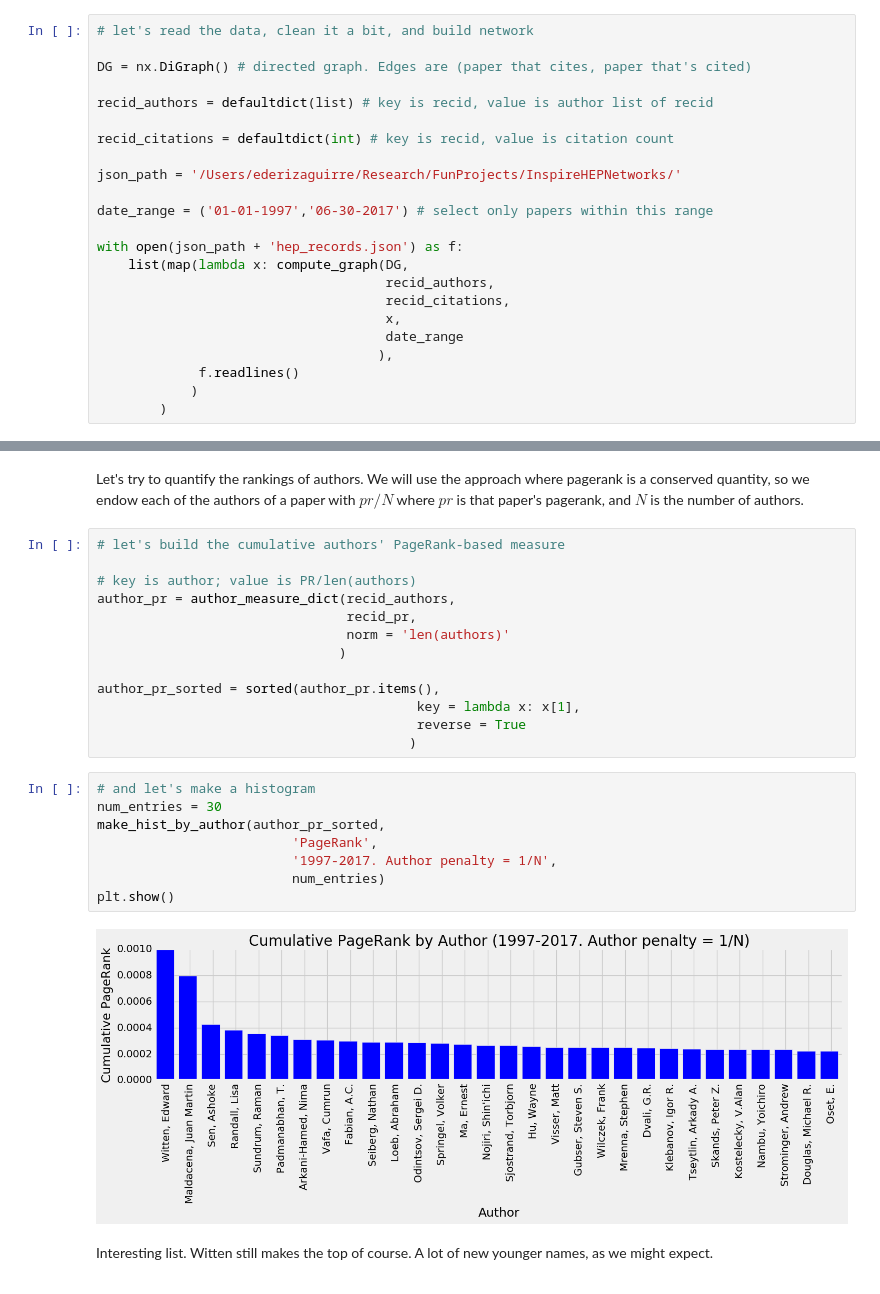
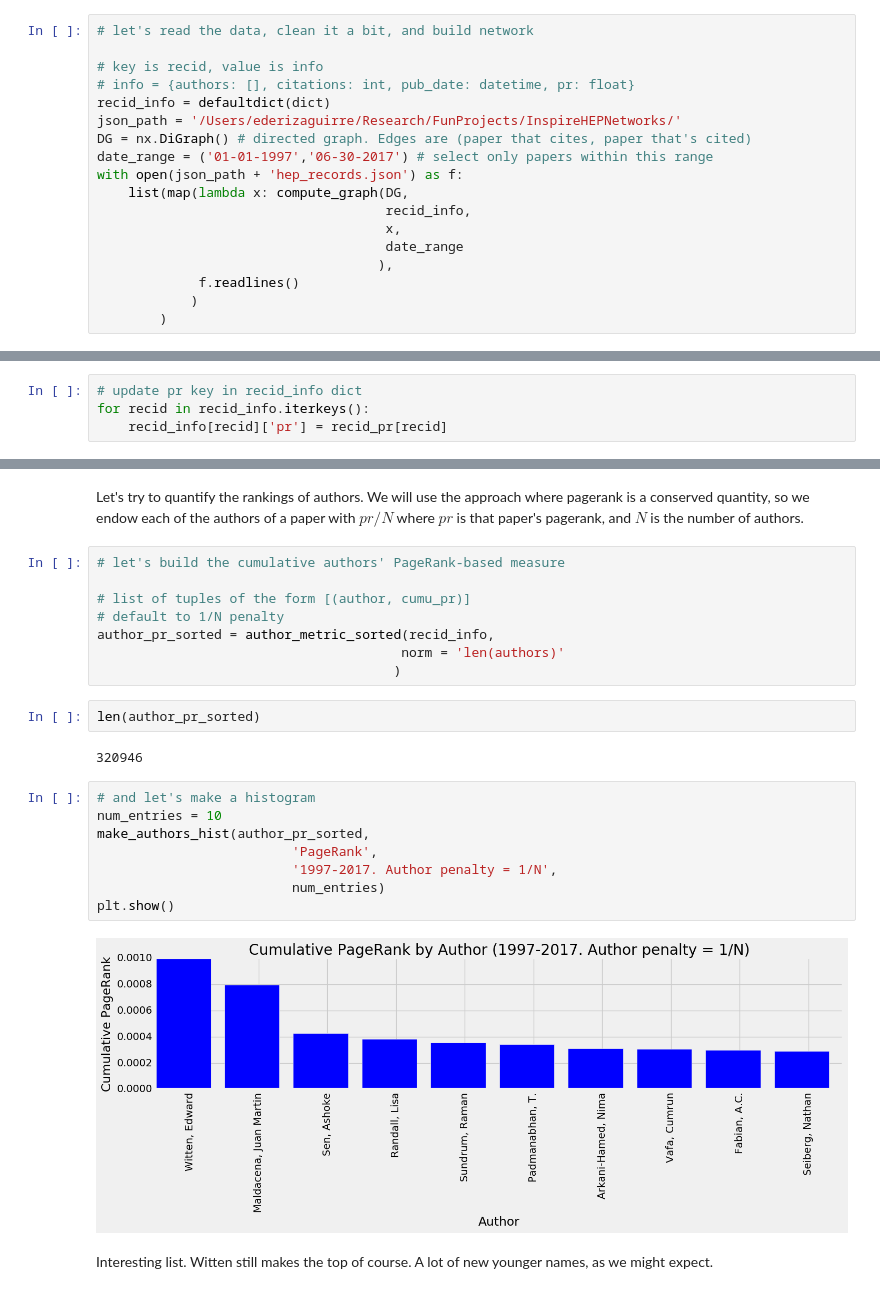
Before and after one commit to ieder1357/InspireHEP-Network-Analysis, a Jupyter notebook: ipython_notebooks/network_analysis_part2.ipynb, the cells around one changed output, grey strips where cells are left out. Cells and saved outputs as stored; diff of their text form.

```diff
--- a/ipython_notebooks/network_analysis_part2.ipynb
+++ b/ipython_notebooks/network_analysis_part2.ipynb
@@ -58,20 +58,15 @@ Let's read the data, clean it, and build the network
 # %%
 # let's read the data, clean it a bit, and build network
 
+# key is recid, value is info
+# info = {authors: [], citations: int, pub_date: datetime, pr: float}
+recid_info = defaultdict(dict)
+json_path = '/Users/ederizaguirre/Research/FunProjects/InspireHEPNetworks/'
 DG = nx.DiGraph() # directed graph. Edges are (paper that cites, paper that's cited)
-
-recid_authors = defaultdict(list) # key is recid, value is author list of recid
-
-recid_citations = defaultdict(int) # key is recid, value is citation count
-
-json_path = '/Users/ederizaguirre/Research/FunProjects/InspireHEPNetworks/'
-
 date_range = ('01-01-1997','06-30-2017') # select only papers within this range
-
 with open(json_path + 'hep_records.json') as f:
     list(map(lambda x: compute_graph(DG,
-                                     recid_authors,
-                                     recid_citations,
+                                     recid_info,
                                      x,
                                      date_range
                                     ),
@@ -113,3 +104,7 @@ len(recid_pr_sorted) # number of papers that have been cited
+# %%
+# update pr key in recid_info dict
+for recid in recid_info.iterkeys():
+    recid_info[recid]['pr'] = recid_pr[recid]
 # %%
 recid_pr_sorted[:10] # the 10 papers with the highest pagerank
 # %% [output]
@@ -153,29 +148,28 @@ The standard citation for the CMS experiment, the other general purpose LHC expe
 # Authors PageRank-based Impact
 # %% [markdown]
 Let's try to quantify the rankings of authors. We will use the approach where pagerank is a conserved quantity, so we endow each of the authors of a paper with $pr/N$ where $pr$ is that paper's pagerank, and $N$ is the number of authors.
-# %%
-# let's build the cumulative authors' PageRank-based measure
-
-# key is author; value is PR/len(authors)
-author_pr = author_measure_dict(recid_authors,
-                                recid_pr,
-                                norm = 'len(authors)'
-                               )
-
-author_pr_sorted = sorted(author_pr.items(),
-                                         key = lambda x: x[1],
-                                         reverse = True
-                                        )
+# %%
+# let's build the cumulative authors' PageRank-based measure
+
+# list of tuples of the form [(author, cumu_pr)]
+# default to 1/N penalty
+author_pr_sorted = author_metric_sorted(recid_info,
+                                       norm = 'len(authors)'
+                                      )
+# %%
+len(author_pr_sorted)
+# %% [output]
+320946
 # %%
 # and let's make a histogram
-num_entries = 30
-make_hist_by_author(author_pr_sorted,
+num_entries = 10
+make_authors_hist(author_pr_sorted,
                          'PageRank',
                          '1997-2017. Author penalty = 1/N',
                          num_entries)
 plt.show()
 # %% [output]
-[figure, old version]
+[figure, new version]
 # %% [markdown]
 Interesting list.
 Witten still makes the top of course. A lot of new younger names, as we might expect.
```
Also changed, not shown: parts of 17 cells of this notebook.
